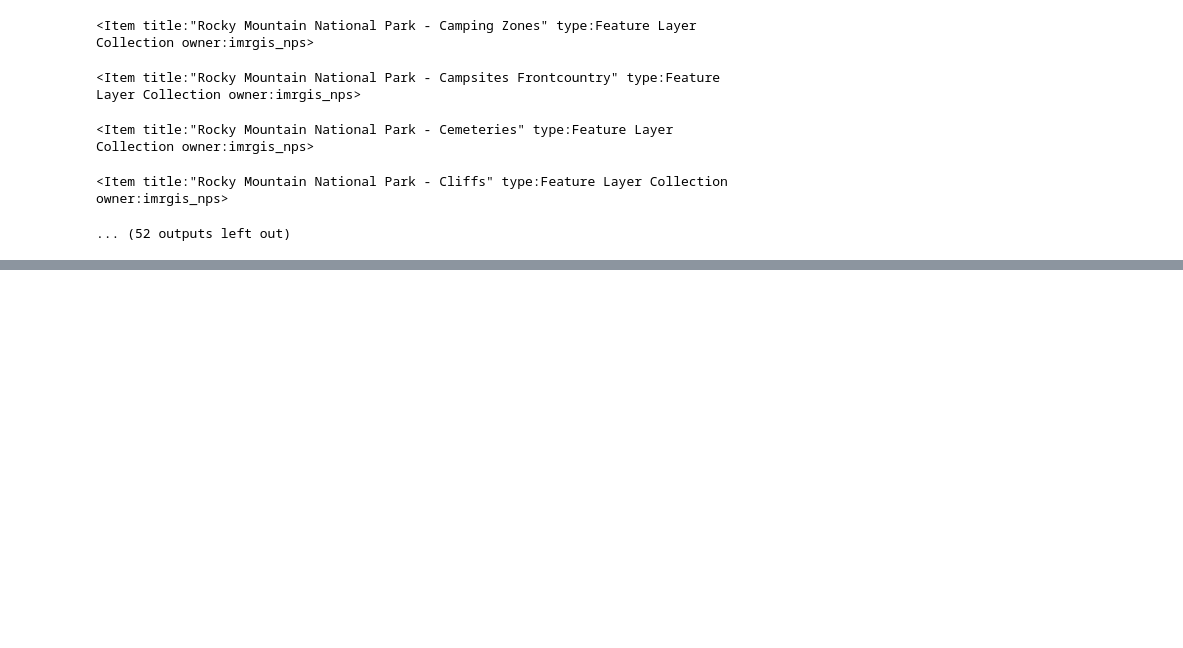
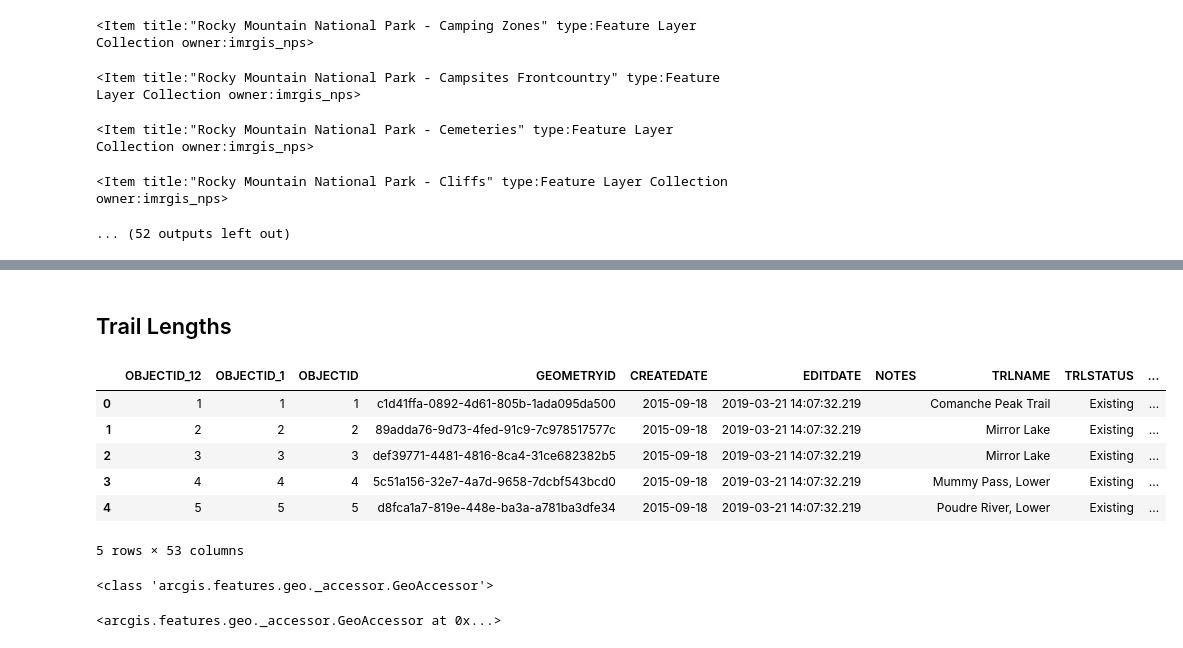
Before and after one commit to polarfoxgirl/backpacking_thing, a Jupyter notebook: notebooks/Rocky Mountain Trails.ipynb, the cells around one changed output, grey strips where cells are left out. Drawn from its saved outputs; the diff is of its cells as text; code cells hidden in the pictures; blank space fills up the shorter version.

Commit message:
Added GIS geometry notebook and first trail length

```diff
--- a/notebooks/Rocky Mountain Trails.ipynb
+++ b/notebooks/Rocky Mountain Trails.ipynb
@@ -38,3 +38,5 @@ map
 # %% [output]
 MapView(layout=Layout(height='400px', width='100%'))
 [interactive output not drawn]
+# %% [markdown]
+## Trail Lengths
@@ -40,0 +45,17 @@ MapView(layout=Layout(height='400px', width='100%'))
+# %%
+trails_df = pd.DataFrame.spatial.from_layer(trails.layers[0])
+display(trails_df.head())
+# %% [output]
+|  | OBJECTID_12 | OBJECTID_1 | OBJECTID | GEOMETRYID | CREATEDATE | EDITDATE | NOTES | TRLNAME | TRLSTATUS | ... |
+| 0 | 1 | 1 | 1 | c1d41ffa-0892-4d61-805b-1ada095da500 | 2015-09-18 | 2019-03-21 14:07:32.219 |  | Comanche Peak Trail | Existing | ... |
+| 1 | 2 | 2 | 2 | 89adda76-9d73-4fed-91c9-7c978517577c | 2015-09-18 | 2019-03-21 14:07:32.219 |  | Mirror Lake | Existing | ... |
+| 2 | 3 | 3 | 3 | def39771-4481-4816-8ca4-31ce682382b5 | 2015-09-18 | 2019-03-21 14:07:32.219 |  | Mirror Lake | Existing | ... |
+| 3 | 4 | 4 | 4 | 5c51a156-32e7-4a7d-9658-7dcbf543bcd0 | 2015-09-18 | 2019-03-21 14:07:32.219 |  | Mummy Pass, Lower | Existing | ... |
+| 4 | 5 | 5 | 5 | d8fca1a7-819e-448e-ba3a-a781ba3dfe34 | 2015-09-18 | 2019-03-21 14:07:32.219 |  | Poudre River, Lower | Existing | ... |
+5 rows × 53 columns
+# %%
+print(type(trails_df.spatial))
+display(trails_df.spatial)
+# %% [output]
+<class 'arcgis.features.geo._accessor.GeoAccessor'>
+<arcgis.features.geo._accessor.GeoAccessor at 0x...>
```
Also changed, not shown: parts of 3 cells of this notebook, 1 other file.
